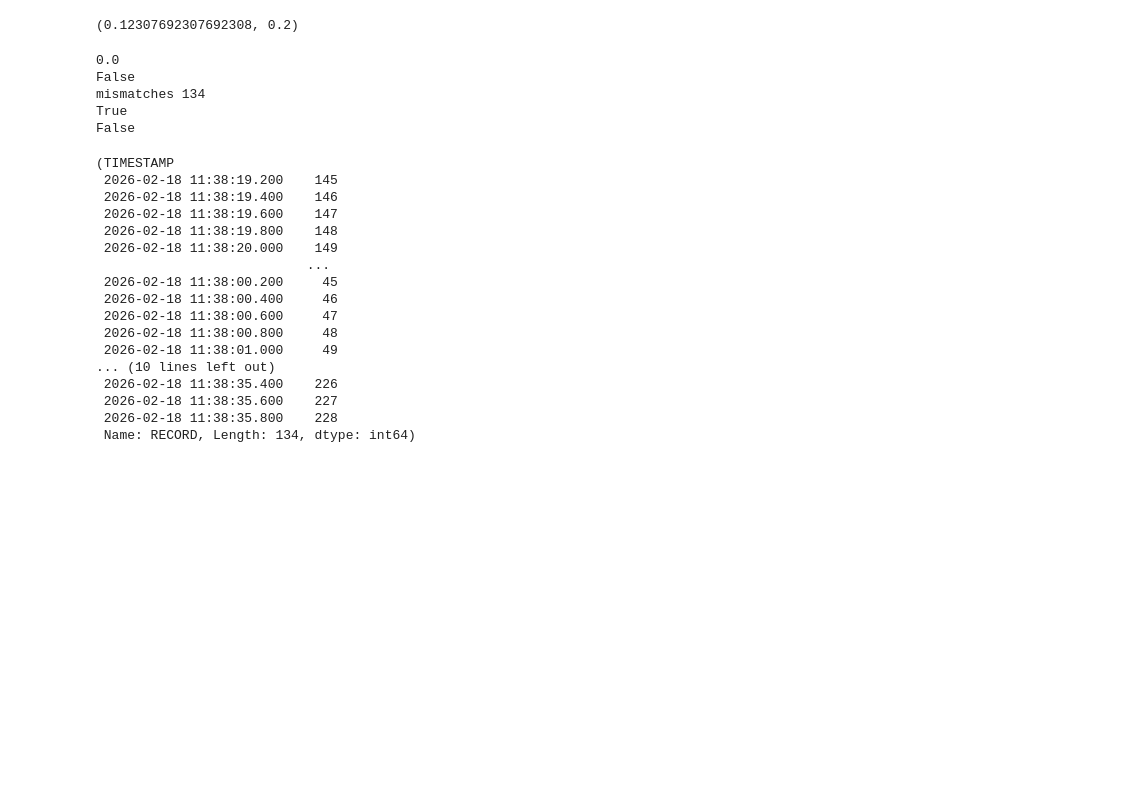
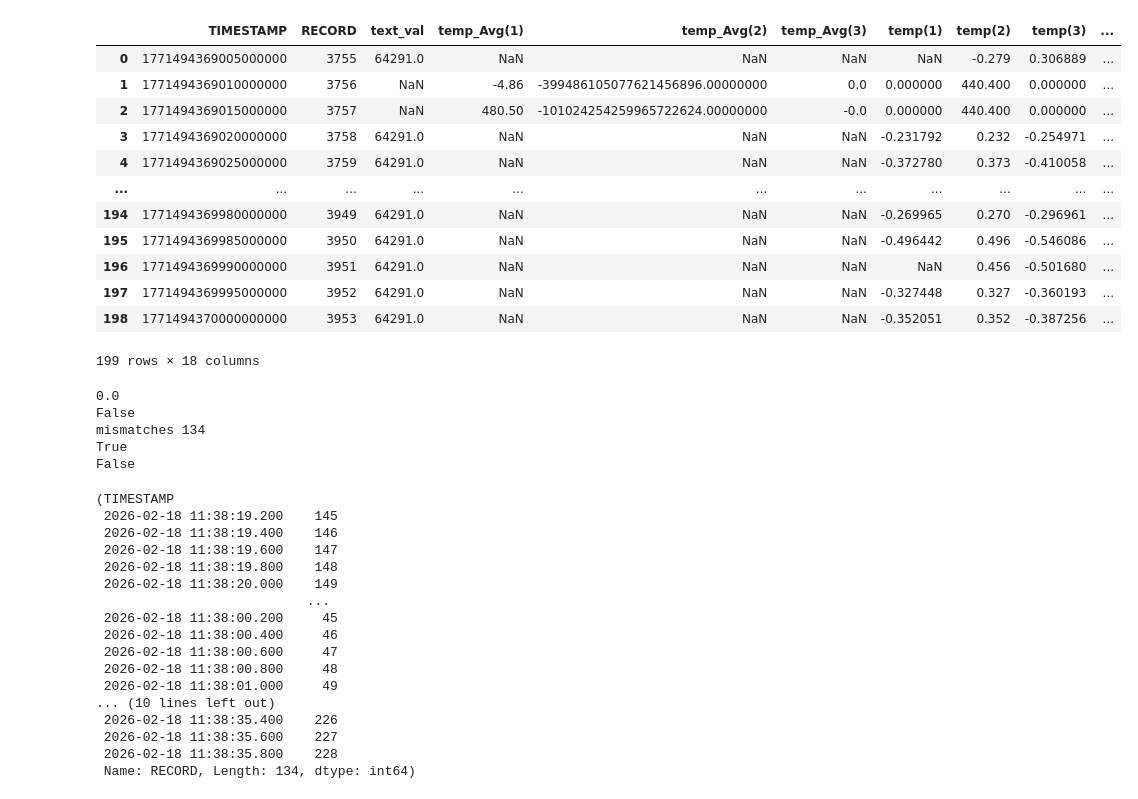
Before and after one commit to alextsfox/camp2ascii, a Jupyter notebook: test.ipynb, the cells around one changed output. Cells and saved outputs as stored; diff of their text form; code cells hidden in the pictures; blank space fills up the shorter version.

```diff
--- a/test.ipynb
+++ b/test.ipynb
@@ -91,7 +72,18 @@ axs[0].set_xticks(np.arange(start, end+1, 1))
 # %%
-((my_tob3.loc[74].TIMESTAMP - my_tob3.loc[59].TIMESTAMP).total_seconds() - 0.4) / (74 - 59 - 2), (my_tob3.loc[90].TIMESTAMP - my_tob3.loc[74].TIMESTAMP).total_seconds() / (90 - 74)
 # %% [output]
+|  | TIMESTAMP | RECORD | text_val | temp_Avg(1) | temp_Avg(2) | temp_Avg(3) | temp(1) | temp(2) | temp(3) | ... |
+| 0 | 1771494369005000000 | 3755 | 64291.0 | NaN | NaN | NaN | NaN | -0.279 | 0.306889 | ... |
+| 1 | 1771494369010000000 | 3756 | NaN | -4.86 | -399486105077621456896.00000000 | 0.0 | 0.000000 | 440.400 | 0.000000 | ... |
+| 2 | 1771494369015000000 | 3757 | NaN | 480.50 | -101024254259965722624.00000000 | -0.0 | 0.000000 | 440.400 | 0.000000 | ... |
+| 3 | 1771494369020000000 | 3758 | 64291.0 | NaN | NaN | NaN | -0.231792 | 0.232 | -0.254971 | ... |
+| 4 | 1771494369025000000 | 3759 | 64291.0 | NaN | NaN | NaN | -0.372780 | 0.373 | -0.410058 | ... |
+| ... | ... | ... | ... | ... | ... | ... | ... | ... | ... | ... |
+| 194 | 1771494369980000000 | 3949 | 64291.0 | NaN | NaN | NaN | -0.269965 | 0.270 | -0.296961 | ... |
+| 195 | 1771494369985000000 | 3950 | 64291.0 | NaN | NaN | NaN | -0.496442 | 0.496 | -0.546086 | ... |
+| 196 | 1771494369990000000 | 3951 | 64291.0 | NaN | NaN | NaN | NaN | 0.456 | -0.501680 | ... |
+| 197 | 1771494369995000000 | 3952 | 64291.0 | NaN | NaN | NaN | -0.327448 | 0.327 | -0.360193 | ... |
+| 198 | 1771494370000000000 | 3953 | 64291.0 | NaN | NaN | NaN | -0.352051 | 0.352 | -0.387256 | ... |
-(0.12307692307692308, 0.2)
+199 rows × 18 columns
 # %%
 # find the sum of absolute differences
 print((ref_tob3.iloc[:my_tob3.shape[0], 0].fillna(0) - my_tob3.iloc[:, 0].fillna(0)).abs().sum())
```
Also changed, not shown: parts of 4 cells of this notebook, 53 other files.
